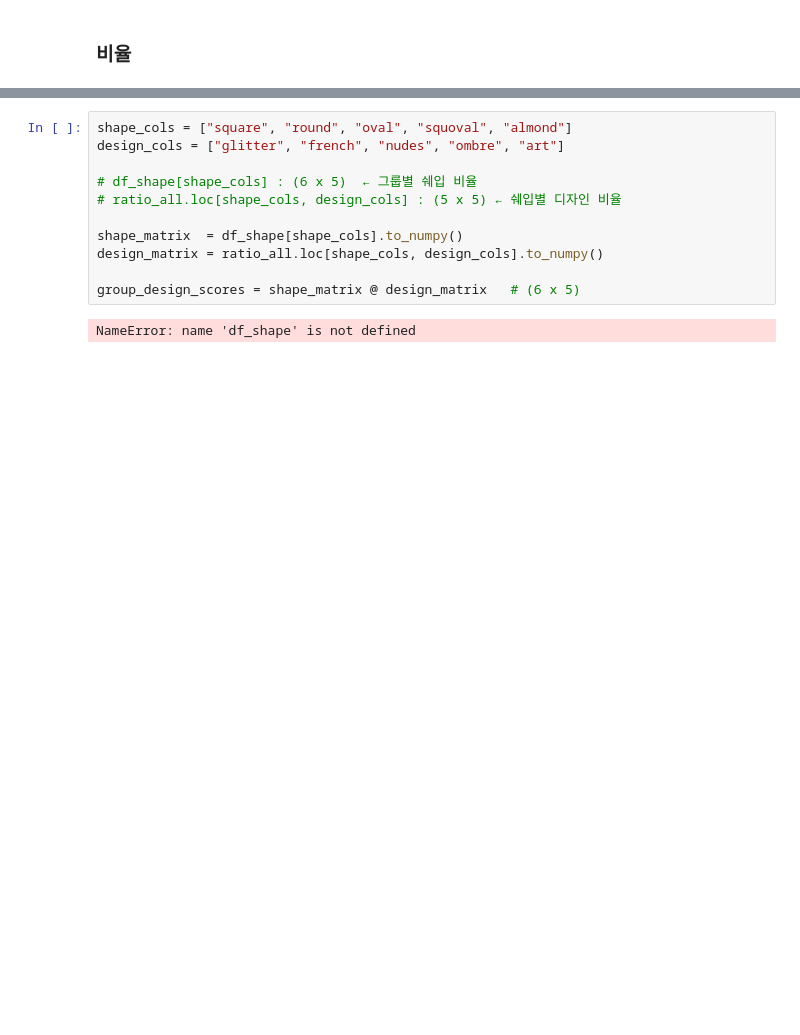
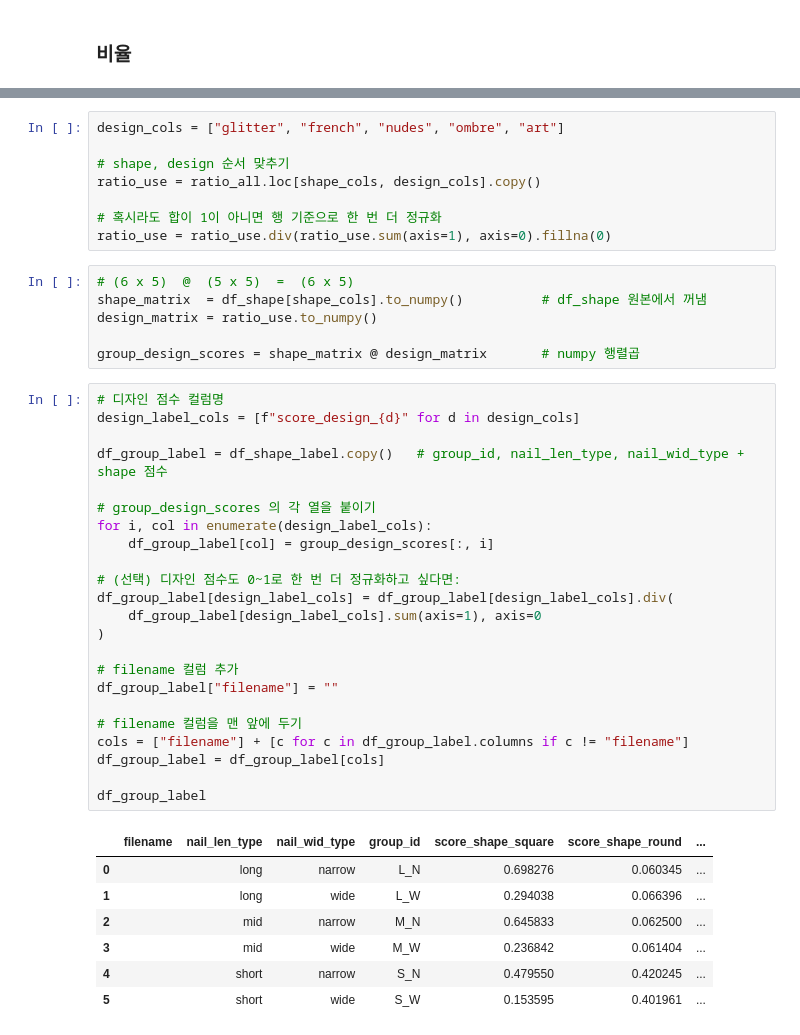
Before and after one commit to jihwanhuh/nail-recommend, a Jupyter notebook: nail_rlue/04_keyword-analysis.ipynb, the cells around one changed output, grey strips where cells are left out. Saved outputs shown, nothing was run; the diff lists cells and outputs as text; blank space fills up the shorter version.

```diff
--- a/nail_rlue/04_keyword-analysis.ipynb
+++ b/nail_rlue/04_keyword-analysis.ipynb
@@ -533,13 +570,45 @@ ratio_all
 # %%
-shape_cols = ["square", "round", "oval", "squoval", "almond"]
 design_cols = ["glitter", "french", "nudes", "ombre", "art"]
 
-# df_shape[shape_cols] : (6 x 5)  ← 그룹별 쉐입 비율
-# ratio_all.loc[shape_cols, design_cols] : (5 x 5) ← 쉐입별 디자인 비율
+# shape, design 순서 맞추기
+ratio_use = ratio_all.loc[shape_cols, design_cols].copy()
 
-shape_matrix  = df_shape[shape_cols].to_numpy()
-design_matrix = ratio_all.loc[shape_cols, design_cols].to_numpy()
-
-group_design_scores = shape_matrix @ design_matrix   # (6 x 5)
+# 혹시라도 합이 1이 아니면 행 기준으로 한 번 더 정규화
+ratio_use = ratio_use.div(ratio_use.sum(axis=1), axis=0).fillna(0)
-# %% [output]
-NameError: name 'df_shape' is not defined
+# %%
+# (6 x 5)  @  (5 x 5)  =  (6 x 5)
+shape_matrix  = df_shape[shape_cols].to_numpy()          # df_shape 원본에서 꺼냄
+design_matrix = ratio_use.to_numpy()
+
+group_design_scores = shape_matrix @ design_matrix       # numpy 행렬곱
+# %%
+# 디자인 점수 컬럼명
+design_label_cols = [f"score_design_{d}" for d in design_cols]
+
+df_group_label = df_shape_label.copy()   # group_id, nail_len_type, nail_wid_type + shape 점수
+
+# group_design_scores 의 각 열을 붙이기
+for i, col in enumerate(design_label_cols):
+    df_group_label[col] = group_design_scores[:, i]
+
+# (선택) 디자인 점수도 0~1로 한 번 더 정규화하고 싶다면:
+df_group_label[design_label_cols] = df_group_label[design_label_cols].div(
+    df_group_label[design_label_cols].sum(axis=1), axis=0
+)
+
+# filename 컬럼 추가
+df_group_label["filename"] = ""
+
+# filename 컬럼을 맨 앞에 두기
+cols = ["filename"] + [c for c in df_group_label.columns if c != "filename"]
+df_group_label = df_group_label[cols]
+
+df_group_label
+# %% [output]
+|  | filename | nail_len_type | nail_wid_type | group_id | score_shape_square | score_shape_round | ... |
+| 0 |  | long | narrow | L_N | 0.698276 | 0.060345 | ... |
+| 1 |  | long | wide | L_W | 0.294038 | 0.066396 | ... |
+| 2 |  | mid | narrow | M_N | 0.645833 | 0.062500 | ... |
+| 3 |  | mid | wide | M_W | 0.236842 | 0.061404 | ... |
+| 4 |  | short | narrow | S_N | 0.479550 | 0.420245 | ... |
+| 5 |  | short | wide | S_W | 0.153595 | 0.401961 | ... |
```
Also changed, not shown: parts of 15 cells of this notebook, 1 other file.
